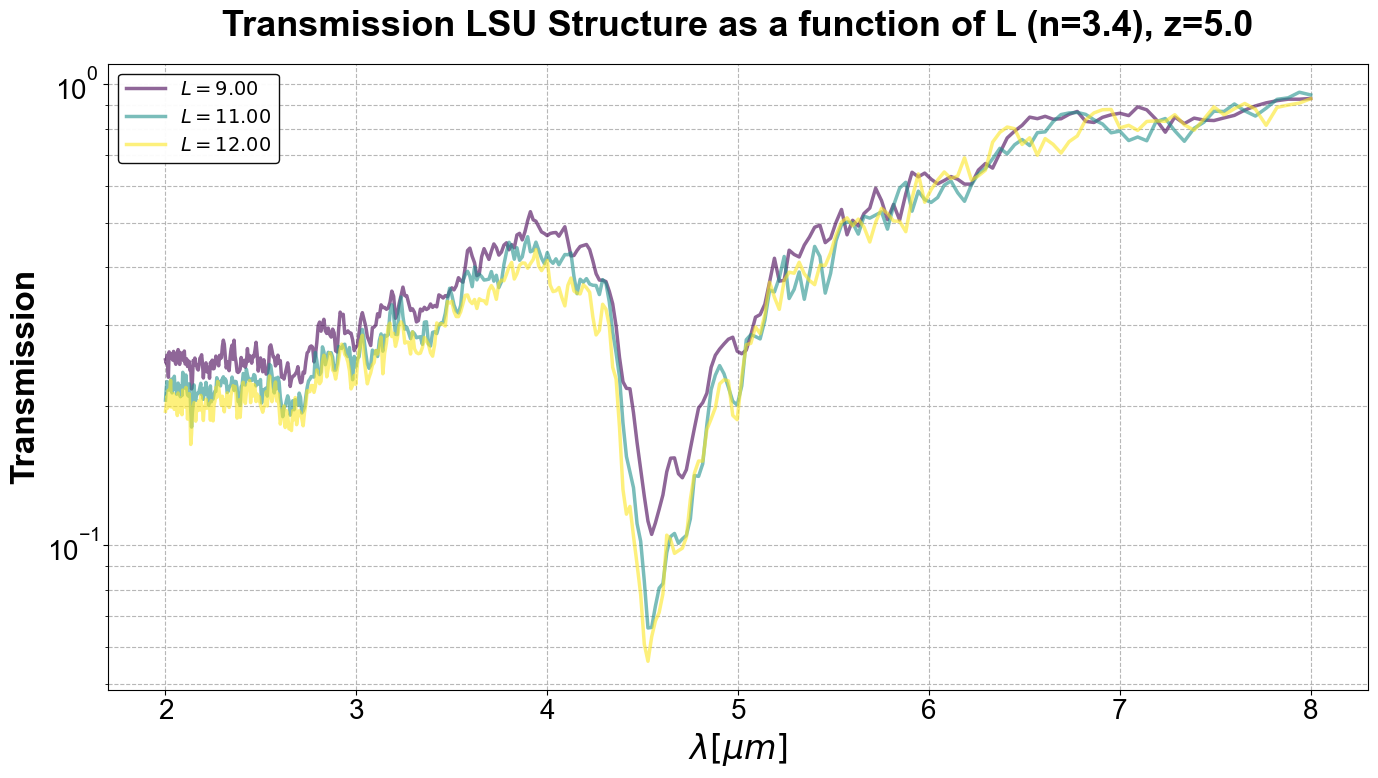
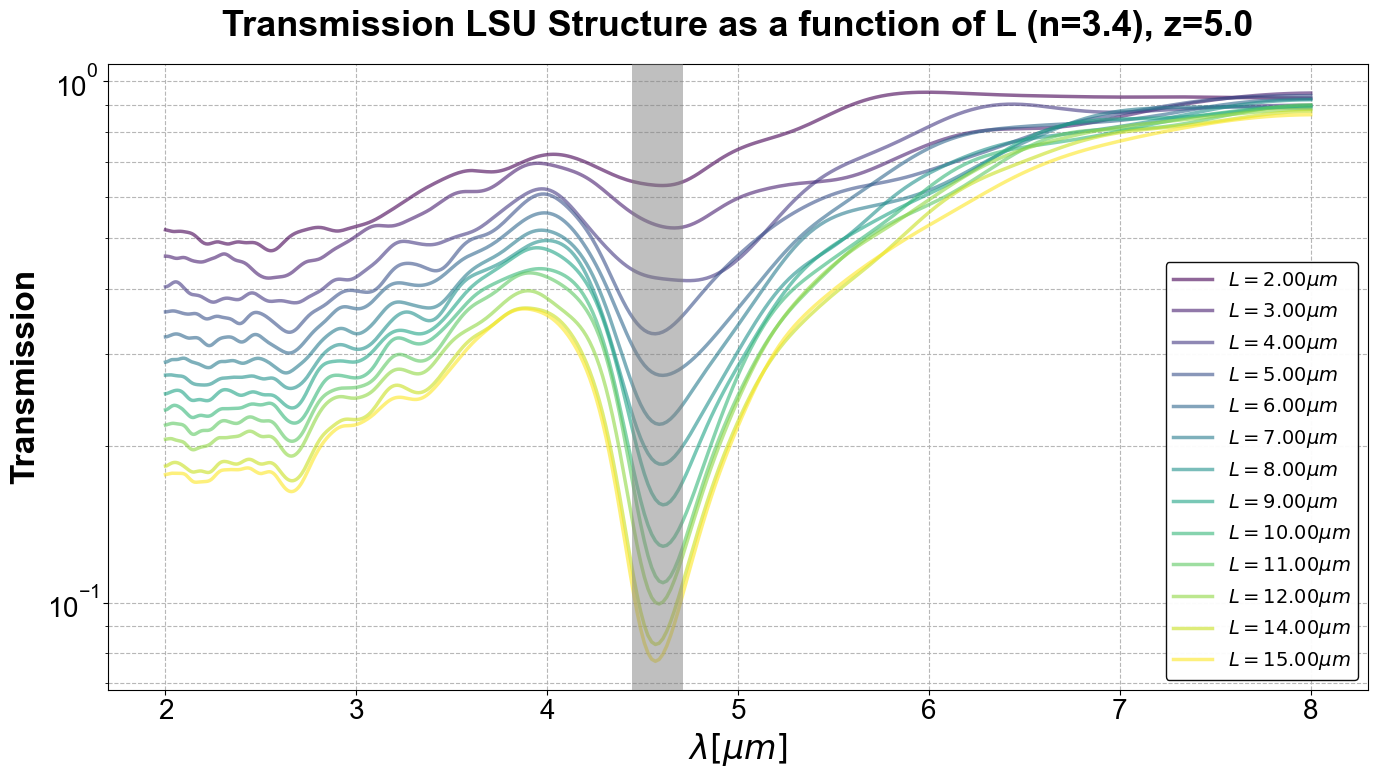
Code edit (unified diff) that turned the first committed figure into the second:
--- before
+++ after
@@ -1,4 +1,5 @@
 # Improved conference-quality plot
-from matplotlib.lines import Line2D
+from scipy.signal import savgol_filter
+from scipy.ndimage import gaussian_filter1d
 dir_path = './data/transmission_data'
 os.makedirs(dir_path, exist_ok=True)
@@ -10,4 +11,5 @@
 for j, n in enumerate(data_loaded["n_values"]):
     for i, ff in enumerate(data_loaded["ff"]):
+     transmission_z = []
      for l, z_value in enumerate(data_loaded["z_values"]):
         transmission_loop = []
@@ -16,7 +18,6 @@
             wavelength = (td.C_0 / data_loaded["raw_freqs"])
             transmission = np.mean([data_loaded["transmission_data"][str(n)][str(ff)][str(z_value)][str(size)][rf"{q:.1f}"]["exit"] for q in range(5)],axis=0)
-            transmission_loop.append(transmission)
             # Create unique label only for each size
-            label_key = f"$L={size*11.44:.2f}$"
+            label_key = rf"$L={size*11.44:.2f}\mu m$"
             label = label_key 
             
@@ -24,10 +25,15 @@
             ls = line_styles[i % len(line_styles)] if len(data_loaded["ff"]) > 1 else '-'
             alpha = 0.6 + (j * 0.4 / max(len(data_loaded["n_values"]), 1))
-            
-            ax.plot(wavelength, transmission, label=label, color=colors[k], 
+       #      T_smooth = savgol_filter(transmission, window_length=15, polyorder=2)
+            T_smooth = gaussian_filter1d(transmission, sigma=6)
+            transmission_loop.append(T_smooth)
+            ax.plot(wavelength,T_smooth , label=label, color=colors[k], 
                    linewidth=2.5, linestyle=ls, alpha=alpha)
+       #      ax.plot(wavelength,transmission,"--", label=label, color=colors[k], 
+       #             linewidth=2.5, linestyle=ls, alpha=alpha)
             
         str_sizes = " ".join(str(s*11.44) for s in data_loaded["sizes"])
         transmission_array = np.array([wavelength] + transmission_loop)
+        transmission_z+=[transmission_loop]
         np.savetxt(rf"{dir_path}/transmission_n_{n:.4f}_ff_{ff:.4f}_z_{z_value}_elliptical_average_5_samples.txt", np.transpose(transmission_array) , 
                fmt="%.18f", 
@@ -45,4 +51,5 @@
         # Improve tick label size
         ax.tick_params(axis='both', which='major', labelsize=20)
+        ax.axvspan(gap_edges[0],gap_edges[1], facecolor='gray', alpha=0.5, edgecolor='none', zorder=1000, clip_on=False)
 
         # Add subtle background

Commit: Transmission Schulz Multiple L Run